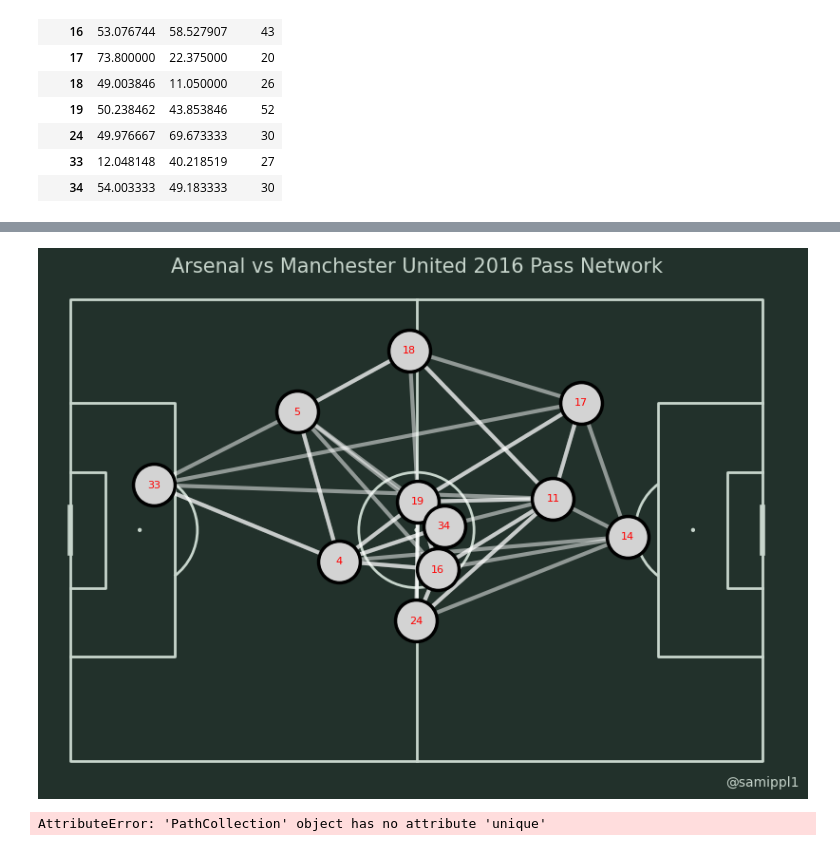
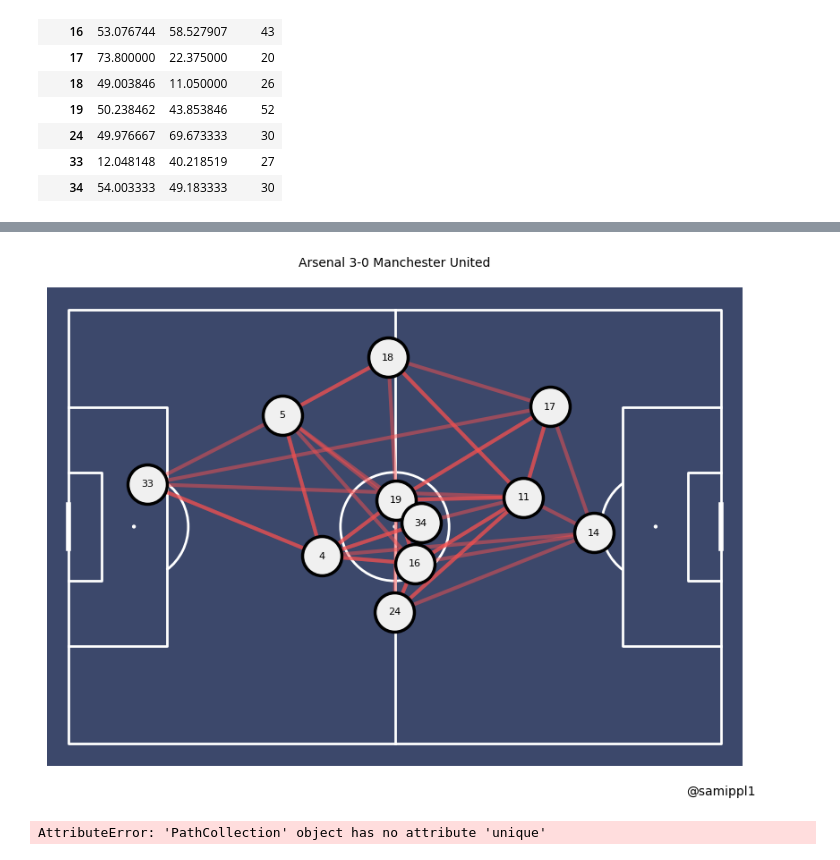
Before and after one commit to lamsalsamip1/Football-Pass-Maps, a Jupyter notebook: ArsenalUnited.ipynb, the cells around one changed output, grey strips where cells are left out. Saved outputs shown, nothing was run; the diff lists cells and outputs as text; code cells hidden in the pictures.

Commit message:
Pitch Color Combination 1

```diff
--- a/ArsenalUnited.ipynb
+++ b/ArsenalUnited.ipynb
@@ -278,28 +277,29 @@ pass_between
 # %%
+pitch = Pitch(pitch_color='#3C486B', line_color='white')
 # Set the figure size
 fig, ax = pitch.draw(figsize=(8, 6), constrained_layout=True, tight_layout=False)
 
 # Set the face color of the figure
-fig.set_facecolor('#22312b')
+# fig.set_facecolor('#FEF2F4')
 
 # Draw arrows and nodes
-arrows = pitch.arrows(1.2 * pass_between.x, 0.8 * pass_between.y, 1.2 * pass_between.x_end, 0.8 * pass_between.y_end, ax=ax, width=3, headwidth=3, color='white', zorder=1, alpha=0.5)
-nodes = pitch.scatter(1.2 * average_locations.x, 0.8 * average_locations.y, s=1000, color='#d3d3d3', edgecolors='black', linewidth=2.5, alpha=1, zorder=1, ax=ax)
+arrows = pitch.arrows(1.2 * pass_between.x, 0.8 * pass_between.y, 1.2 * pass_between.x_end, 0.8 * pass_between.y_end, ax=ax, width=3, headwidth=3, color='#F45050', zorder=1, alpha=0.5)
+nodes = pitch.scatter(1.2 * average_locations.x, 0.8 * average_locations.y, s=1000, color='#F0F0F0', edgecolors='black', linewidth=2.5, alpha=1, zorder=1, ax=ax)
 
 # Annotate average_locations
 for index, row in average_locations.iterrows():
-    pitch.annotate(index, xy=(1.2 * row.x, 0.8 * row.y), c='red', va='center', ha='center', size=8, ax=ax)
+    pitch.annotate(index, xy=(1.2 * row.x, 0.8 * row.y), c='black', va='center', ha='center', size=8, ax=ax)
 
 # Add the endnote
-ax.text(120, 85, '@samippl1', color='#c7d5cc', va='bottom', ha='center', fontsize=10)
+ax.text(120, 90, '@samippl1', color='#000000', va='bottom', ha='center', fontsize=10)
 
 # Add the title
-ax.set_title('Arsenal vs Manchester United 2016 Pass Network', color='#c7d5cc', va='center', ha='center', fontsize=15)
+ax.set_title('Arsenal 3-0 Manchester United', color='#000000', va='center', ha='center', fontsize=10,pad=20,)
 
 # Show the plot
 plt.show()
 # %% [output]
-[figure, old version]
+[figure, new version]
 # %%
 nodes.
 # %% [output]
```
Also changed, not shown: parts of 7 cells of this notebook.
